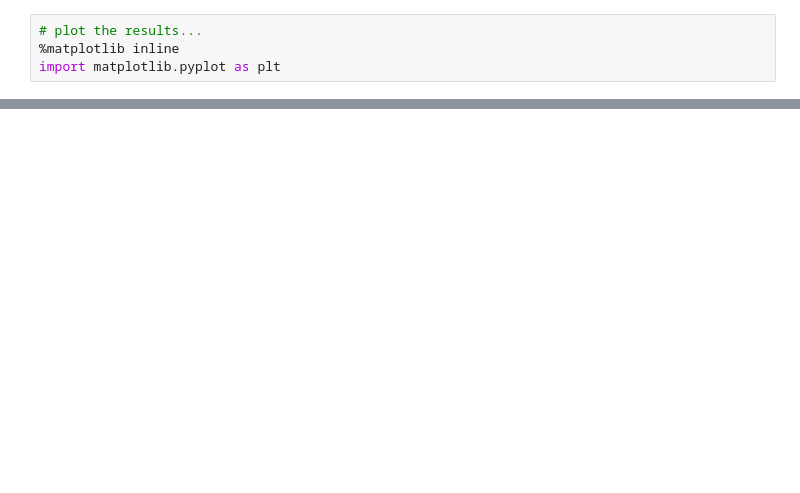
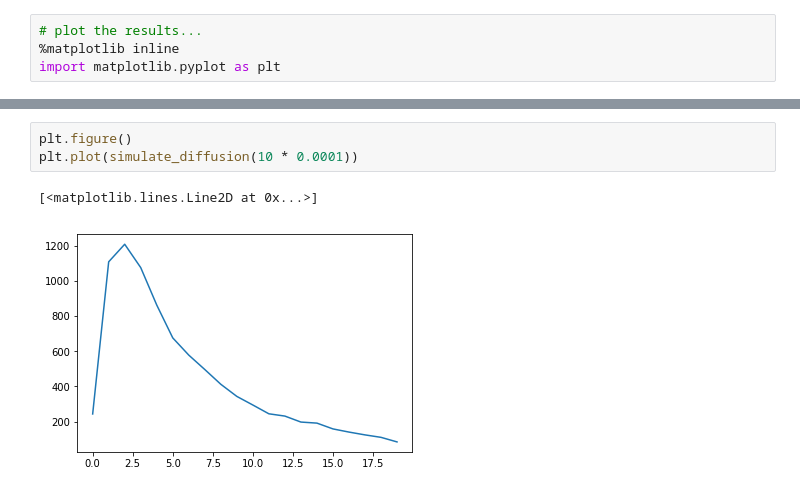
Before and after one commit to btacyildiz/3DDiffusionSimulation, a Jupyter notebook: sim_diffusion_3d_P2HS_wReflection.ipynb, the cells around one changed output, grey strips where cells are left out. Saved outputs shown, nothing was run; the diff lists cells and outputs as text; blank space fills up the shorter version.

```diff
--- a/sim_diffusion_3d_P2HS_wReflection.ipynb
+++ b/sim_diffusion_3d_P2HS_wReflection.ipynb
@@ -52,0 +60,6 @@ plt.plot(reached_molecules_counts)
+# %%
+plt.figure()
+plt.plot(simulate_diffusion(10 * 0.0001))
+# %% [output]
+[<matplotlib.lines.Line2D at 0x...>]
+[figure, added]
```
Also changed, not shown: parts of 4 cells of this notebook, 1 other file.
